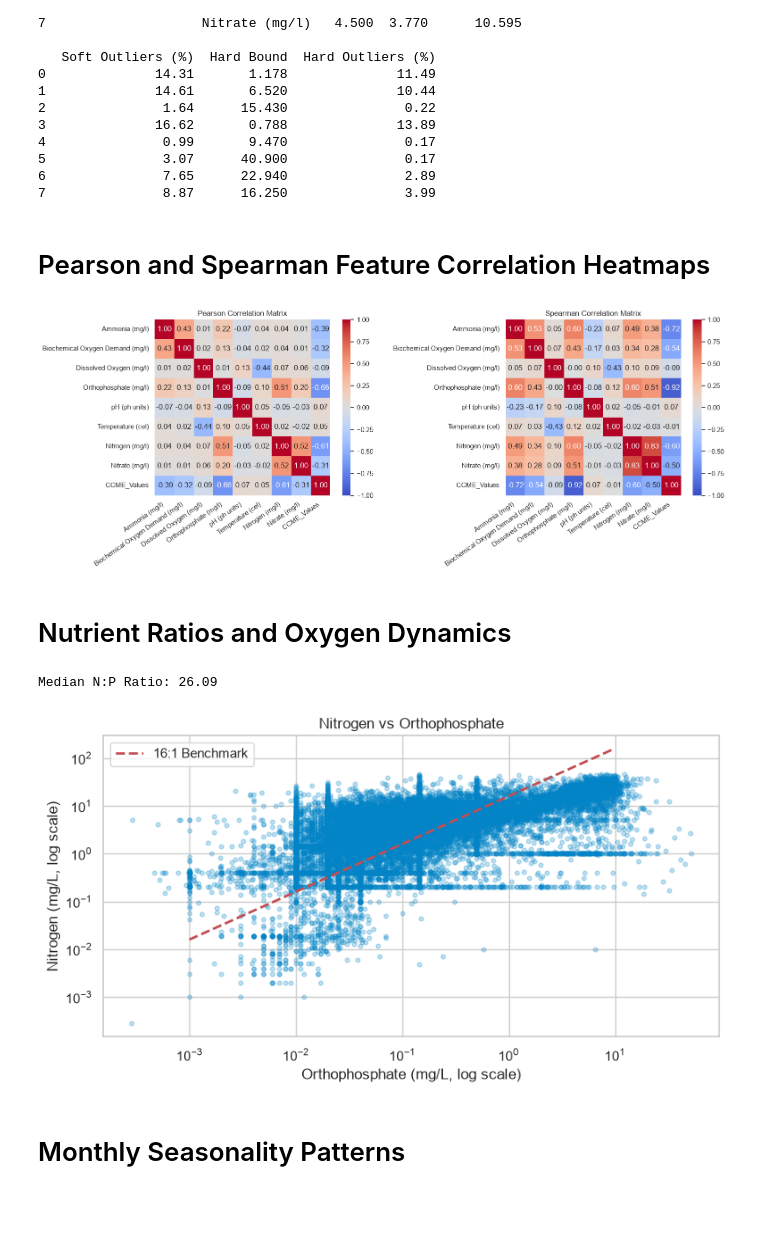
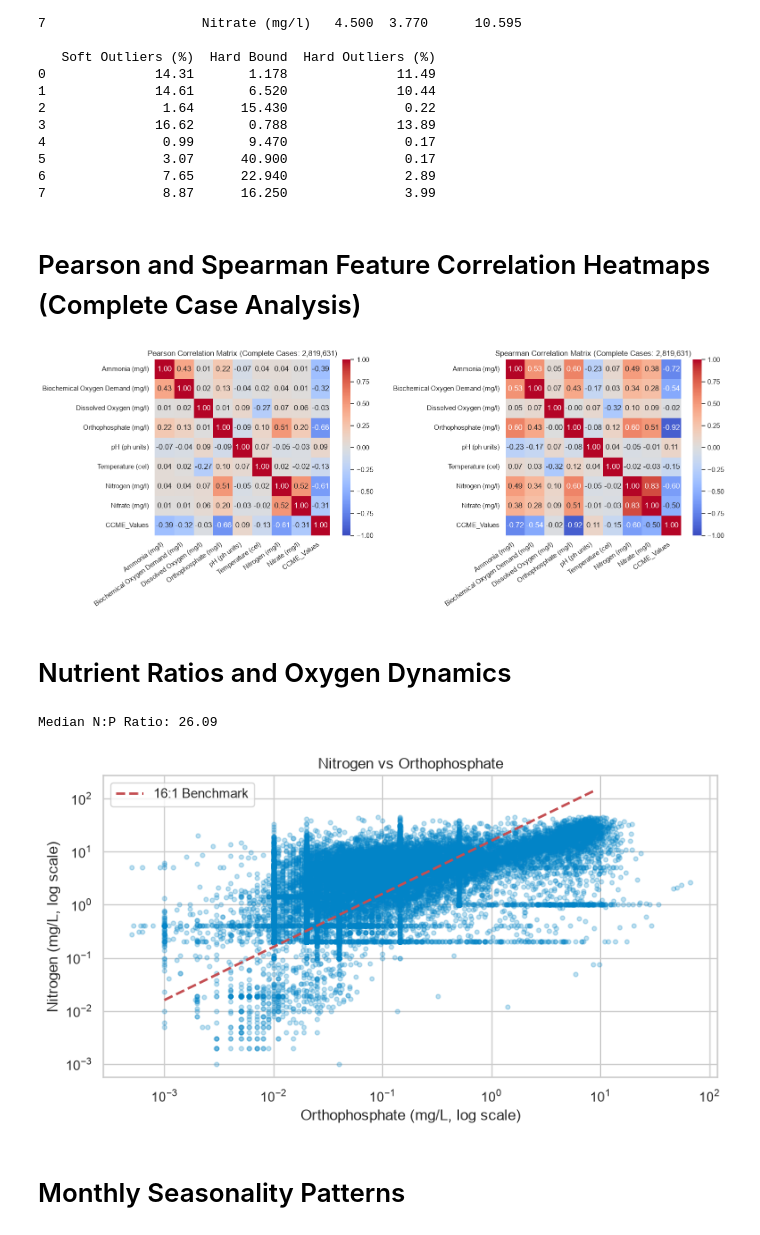
Before and after one commit to Amansoni045/Semester_5_AML_DL, a Jupyter notebook: notebooks/01.EDA/02_data_patterns_and_target.ipynb, the cells around one changed output. Drawn from its saved outputs; the diff is of its cells as text; code cells hidden in the pictures; blank space fills up the shorter version.

```diff
--- a/notebooks/01.EDA/02_data_patterns_and_target.ipynb
+++ b/notebooks/01.EDA/02_data_patterns_and_target.ipynb
@@ -120,29 +120,29 @@ print(outlier_df)
 6               7.65      22.940               2.89
 7               8.87      16.250               3.99
 # %% [markdown]
-# Pearson and Spearman Feature Correlation Heatmaps
+# Pearson and Spearman Feature Correlation Heatmaps (Complete Case Analysis)
 # %%
 df_phys_clean = df[
     (df["pH (ph units)"].isna() | ((df["pH (ph units)"] >= 3) & (df["pH (ph units)"] <= 12))) &
     (df["Temperature (cel)"].isna() | ((df["Temperature (cel)"] >= 0) & (df["Temperature (cel)"] <= 45))) &
     (df["Dissolved Oxygen (mg/l)"].isna() | ((df["Dissolved Oxygen (mg/l)"] >= 0) & (df["Dissolved Oxygen (mg/l)"] <= 25)))
-].copy()
+].dropna(subset=chemical_cols).copy()
 
 analysis_cols = chemical_cols + ["CCME_Values"]
 pearson_corr = df_phys_clean[analysis_cols].corr(method="pearson")
 spearman_corr = df_phys_clean[analysis_cols].corr(method="spearman")
 
 fig, axes = plt.subplots(1, 2, figsize=(16, 6))
 sns.heatmap(pearson_corr, annot=True, fmt=".2f", cmap="coolwarm", vmin=-1, vmax=1, ax=axes[0], square=True)
-axes[0].set_title("Pearson Correlation Matrix")
+axes[0].set_title(f"Pearson Correlation Matrix (Complete Cases: {len(df_phys_clean):,})")
 axes[0].set_xticklabels(axes[0].get_xticklabels(), rotation=35, ha="right")
 sns.heatmap(spearman_corr, annot=True, fmt=".2f", cmap="coolwarm", vmin=-1, vmax=1, ax=axes[1], square=True)
-axes[1].set_title("Spearman Correlation Matrix")
+axes[1].set_title(f"Spearman Correlation Matrix (Complete Cases: {len(df_phys_clean):,})")
 axes[1].set_xticklabels(axes[1].get_xticklabels(), rotation=35, ha="right")
 plt.tight_layout()
 plt.show()
 # %% [output]
-[figure, old version]
+[figure, new version]
 # %% [markdown]
 # Nutrient Ratios and Oxygen Dynamics
 # %%
@@ -166,7 +166,7 @@ plt.tight_layout()
 plt.show()
 # %% [output]
 Median N:P Ratio: 26.09
-[figure, old version]
+[figure, new version]
 # %% [markdown]
 # Monthly Seasonality Patterns
 # %%
```
Also changed, not shown: parts of 2 cells of this notebook, 18 other files.
